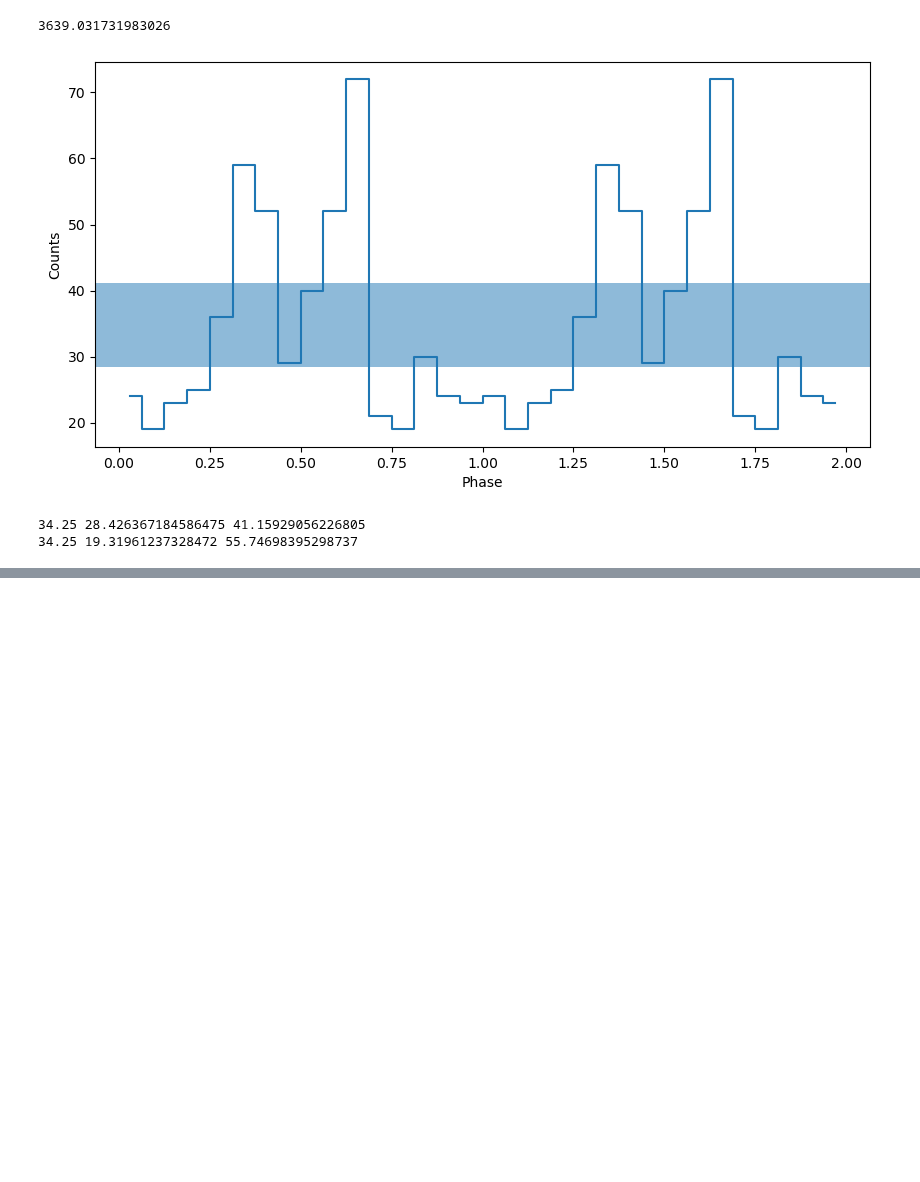
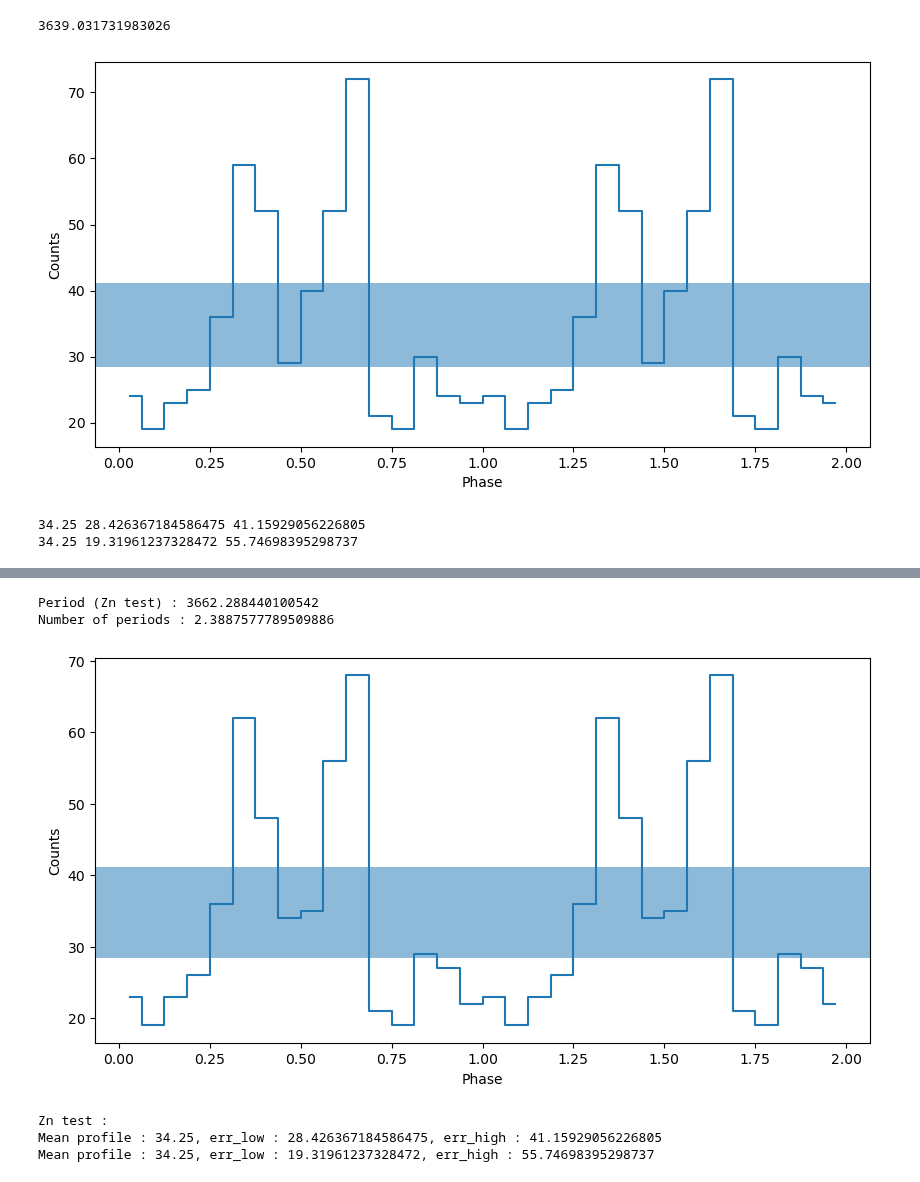
Before and after one commit to ceeliiaa/STONKS-alert, a Jupyter notebook: ObsID0945020132_SRCNUM7/EPN/ObsID0945020132_SRCNUM7_EPN_Periodicity.ipynb, the cells around one changed output, grey strips where cells are left out. Drawn from its saved outputs; the diff is of its cells as text; code cells hidden in the pictures; blank space fills up the shorter version.

```diff
--- a/ObsID0945020132_SRCNUM7/EPN/ObsID0945020132_SRCNUM7_EPN_Periodicity.ipynb
+++ b/ObsID0945020132_SRCNUM7/EPN/ObsID0945020132_SRCNUM7_EPN_Periodicity.ipynb
@@ -326,0 +332,14 @@ print(np.mean(profile),err_low, err_high)
+# %%
+def gtis(file):
+    hdul = fits.open(file)
+    gtis = []
+    max_gti = 0
+    for i in hdul[2].data:
+        gtis.append([i[0],i[1]])
+        if i[1] - i[0] > max_gti:
+            max_gti = i[1] - i[0]
+    print("max gti :", max_gti)
+    return gtis, max_gti
+
+lc_fname = glob.glob("P*PNX*SRCTSR*.FTZ")
+gtis, max_gti = gtis(lc_fname[0])
@@ -326,0 +348,9 @@ print(np.mean(profile),err_low, err_high)
+# %%
+evt_names = glob.glob("*source_events.fits")
+
+source_events = st.EventList.read(evt_names[0],fmt_='hea',skip_checks=True)
+source_events.gti = gtis
+gti_mask = create_gti_mask(source_events.time,gtis)
+clean_times = source_events.time[gti_mask]
+clean_events = st.EventList(clean_times, pi=source_events.pi[gti_mask])
+clean_events.filter_energy_range([200,12000],inplace=True,use_pi=True)
@@ -326,0 +450,32 @@ print(np.mean(profile),err_low, err_high)
+# %%
+f0_z = 0.00027305331525786283
+
+P_z = 1 / f0_z
+print("Period (Zn test) :", P_z)
+
+ph_z, profile_z, profile_err_z = fold_events(clean_events.time, f0_z)
+_ = plot_profile(ph_z,profile_z)
+
+profile_err_z
+
+ph_out_z = np.concatenate((ph_z,ph_z+1))
+profile_out_z = np.concatenate((profile_z,profile_z))
+prof_err_out_z = np.concatenate((profile_err_z,profile_err_z))
+
+np.savetxt('ObsID0945020132_SRCNUM7_EPN_pulse_profile2_z.csv',(ph_out_z, profile_out_z,prof_err_out_z),delimiter=',')
+
+print("Number of periods :",max_gti/P_z)
+# %% [output]
+Period (Zn test) : 3662.288440100542
+Number of periods : 2.3887577789509886
+[figure, added]
+# %%
+err_low_z, err_high_z = poisson_conf_interval(np.mean(profile_z), interval="frequentist-confidence", sigma=1)
+print(color.BOLD +"Zn test :"+ color.END)
+print(f"Mean profile : {np.mean(profile_z)}, err_low : {err_low_z}, err_high : {err_high_z}")
+err_low_z, err_high_z = poisson_conf_interval(np.mean(profile_z), interval="frequentist-confidence", sigma=3)
+print(f"Mean profile : {np.mean(profile_z)}, err_low : {err_low_z}, err_high : {err_high_z}")
+# %% [output]
+Zn test :
+Mean profile : 34.25, err_low : 28.426367184586475, err_high : 41.15929056226805
+Mean profile : 34.25, err_low : 19.31961237328472, err_high : 55.74698395298737
```
Also changed, not shown: parts of 7 cells of this notebook, 2 other files.
